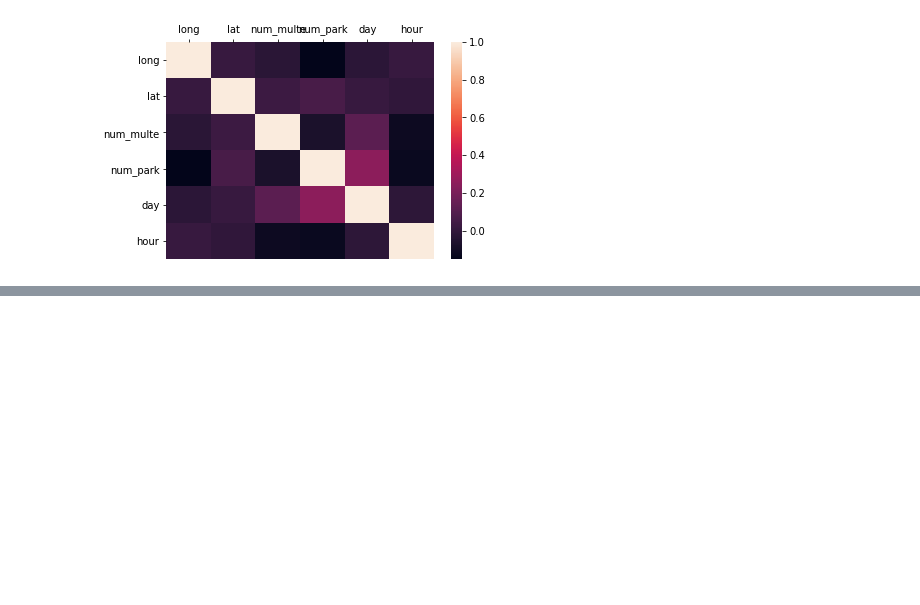
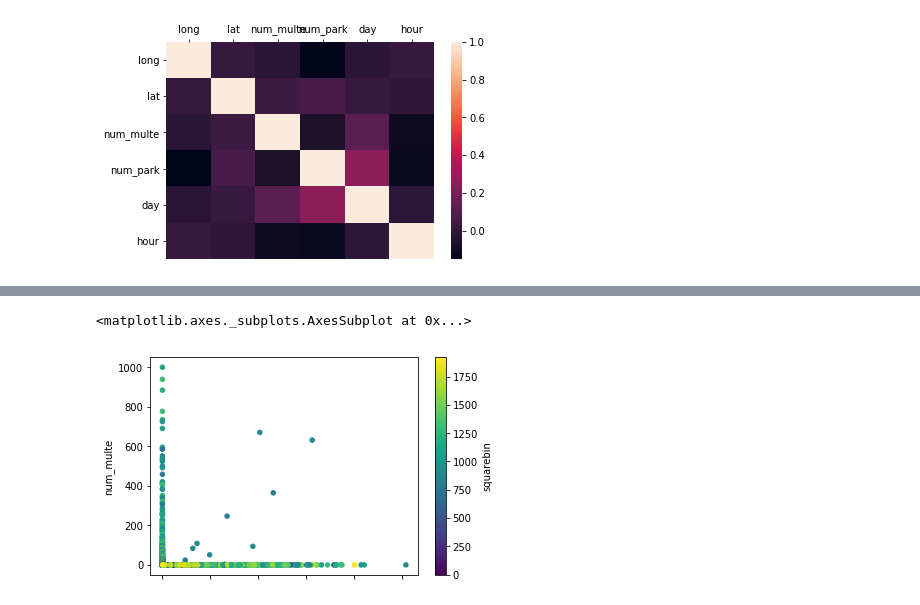
Before and after one commit to Vem-Solutions-spa/dataset-vem_event, a Jupyter notebook: Pier/bin dataset park e multe.ipynb, the cells around one changed output, grey strips where cells are left out. Cells and saved outputs as stored; diff of their text form; code cells hidden in the pictures; blank space fills up the shorter version.

```diff
--- a/Pier/bin dataset park e multe.ipynb
+++ b/Pier/bin dataset park e multe.ipynb
@@ -243,3 +261,8 @@ joined2.head()
 sb.heatmap(corrmat, vmax=1., square=False).xaxis.tick_top()
 # %% [output]
 [figure]
+# %%
+joined3 = joined2
+joined3['squarebin'] = pd.to_numeric(joined2.apply(lambda x: "%02d%02d" % (x.lat, x.long), axis=1))
+
+joined3.sum()
@@ -245,0 +278,5 @@ sb.heatmap(corrmat, vmax=1., square=False).xaxis.tick_top()
+# %%
+joined3.plot.scatter(x='num_park', y='num_multe', c='squarebin', colormap='viridis')
+# %% [output]
+<matplotlib.axes._subplots.AxesSubplot at 0x...>
+[figure, added]
```
Also changed, not shown: parts of 6 cells of this notebook, 1 other file.
